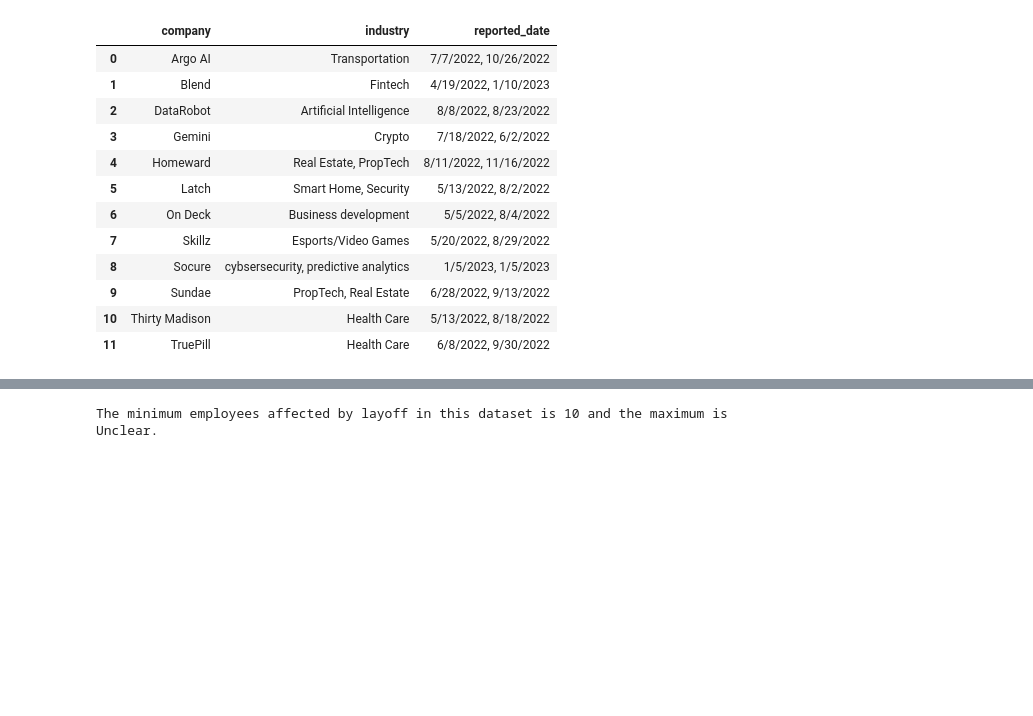
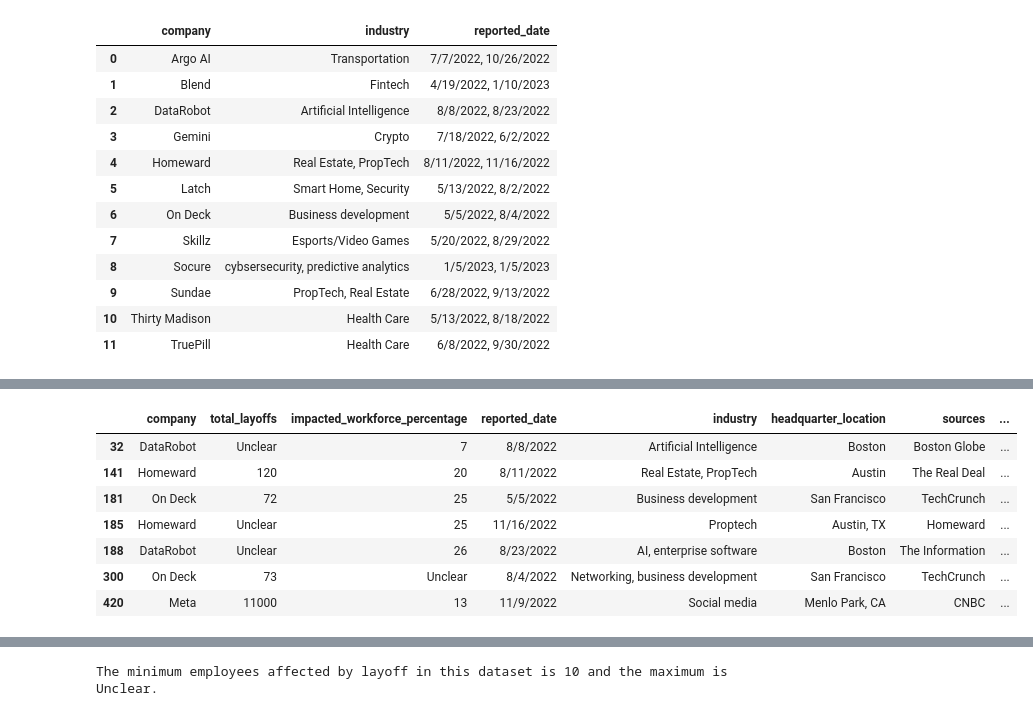
Before and after one commit to teusinn/TechCompaniesLayoff, a Jupyter notebook: src/main.ipynb, the cells around one changed output, grey strips where cells are left out. Cells and saved outputs as stored; diff of their text form; code cells hidden in the pictures; blank space fills up the shorter version.

```diff
--- a/src/main.ipynb
+++ b/src/main.ipynb
@@ -121,0 +127,17 @@ They are:
+# %%
+# Tagging these companies in the 'df'
+repeated_companies['repeated_layoffs'] = True
+df = df.merge(repeated_companies[['company', 'repeated_layoffs']], on='company', how='left')
+df['repeated_layoffs'] = df['repeated_layoffs'].fillna(False)
+
+# Checking if it worked
+df[(df['company'] == 'Homeward') | (df['company'] == 'On Deck') | (df['company'] == 'DataRobot') | (df['company'] == 'Meta')]
+# %% [output]
+|  | company | total_layoffs | impacted_workforce_percentage | reported_date | industry | headquarter_location | sources | ... |
+| 32 | DataRobot | Unclear | 7 | 8/8/2022 | Artificial Intelligence | Boston | Boston Globe | ... |
+| 141 | Homeward | 120 | 20 | 8/11/2022 | Real Estate, PropTech | Austin | The Real Deal | ... |
+| 181 | On Deck | 72 | 25 | 5/5/2022 | Business development | San Francisco | TechCrunch | ... |
+| 185 | Homeward | Unclear | 25 | 11/16/2022 | Proptech | Austin, TX | Homeward | ... |
+| 188 | DataRobot | Unclear | 26 | 8/23/2022 | AI, enterprise software | Boston | The Information | ... |
+| 300 | On Deck | 73 | Unclear | 8/4/2022 | Networking, business development | San Francisco | TechCrunch | ... |
+| 420 | Meta | 11000 | 13 | 11/9/2022 | Social media | Menlo Park, CA | CNBC | ... |
```
Also changed, not shown: parts of 33 cells of this notebook.
